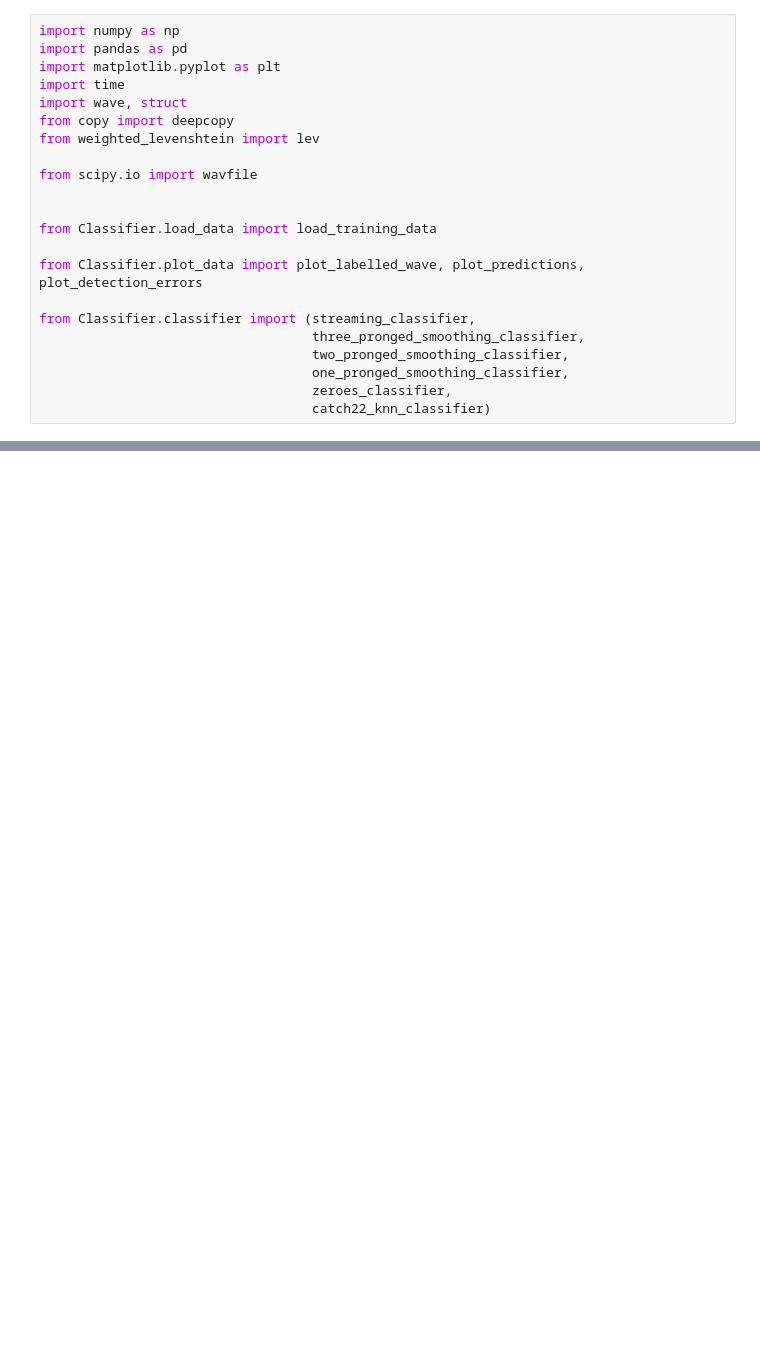
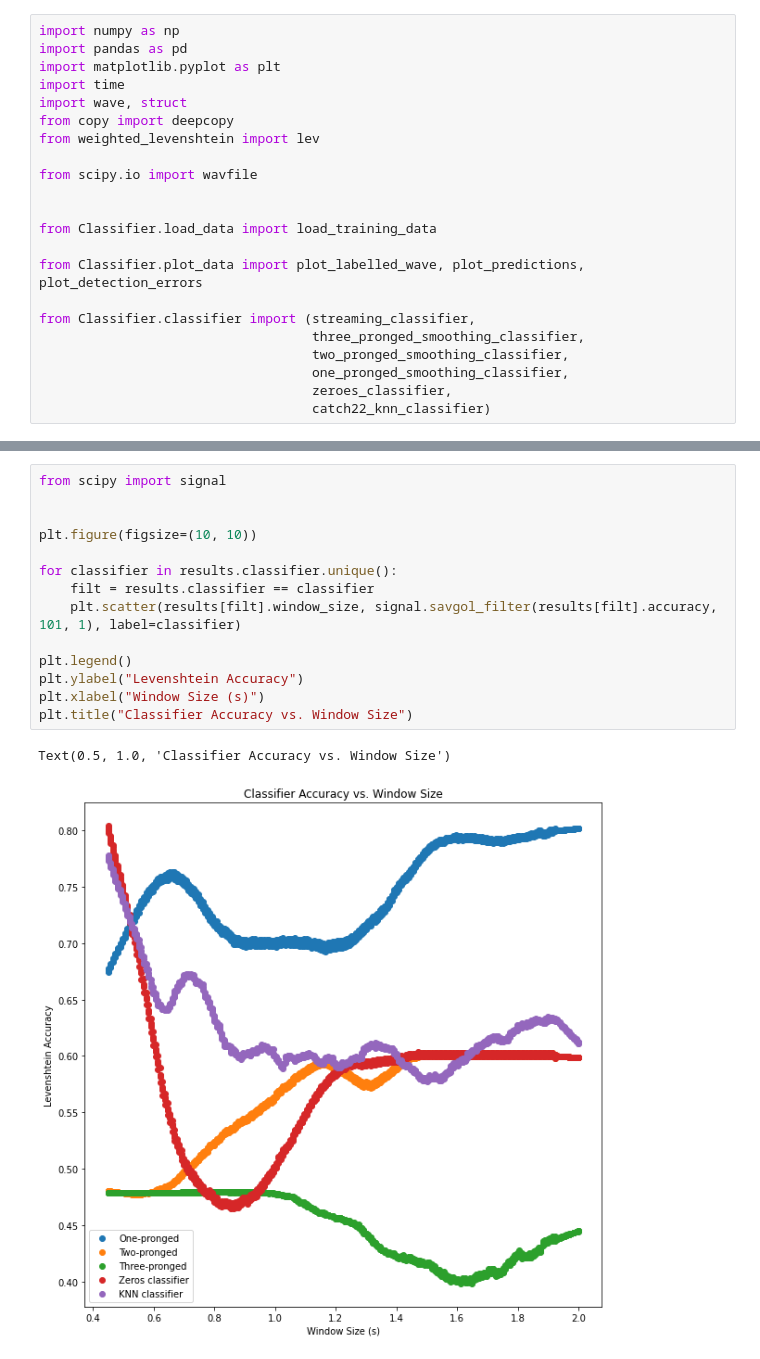
Before and after one commit to BruceWangXD/SpaceInvaders, a Jupyter notebook: Classifier Optimisation.ipynb, the cells around one changed output, grey strips where cells are left out. Saved outputs shown, nothing was run; the diff lists cells and outputs as text; blank space fills up the shorter version.

```diff
--- a/Classifier Optimisation.ipynb
+++ b/Classifier Optimisation.ipynb
@@ -156 +175,18 @@ results_agg
+# %%
+from scipy import signal
+
+
+plt.figure(figsize=(10, 10))
+
+for classifier in results.classifier.unique():
+    filt = results.classifier == classifier
+    plt.scatter(results[filt].window_size, signal.savgol_filter(results[filt].accuracy, 101, 1), label=classifier)
+
+plt.legend()
+plt.ylabel("Levenshtein Accuracy")
+plt.xlabel("Window Size (s)")
+plt.title("Classifier Accuracy vs. Window Size")
+# %% [output]
+Text(0.5, 1.0, 'Classifier Accuracy vs. Window Size')
+[figure, added]
 # %%
```
Also changed, not shown: parts of 11 cells of this notebook, 6 other files.
